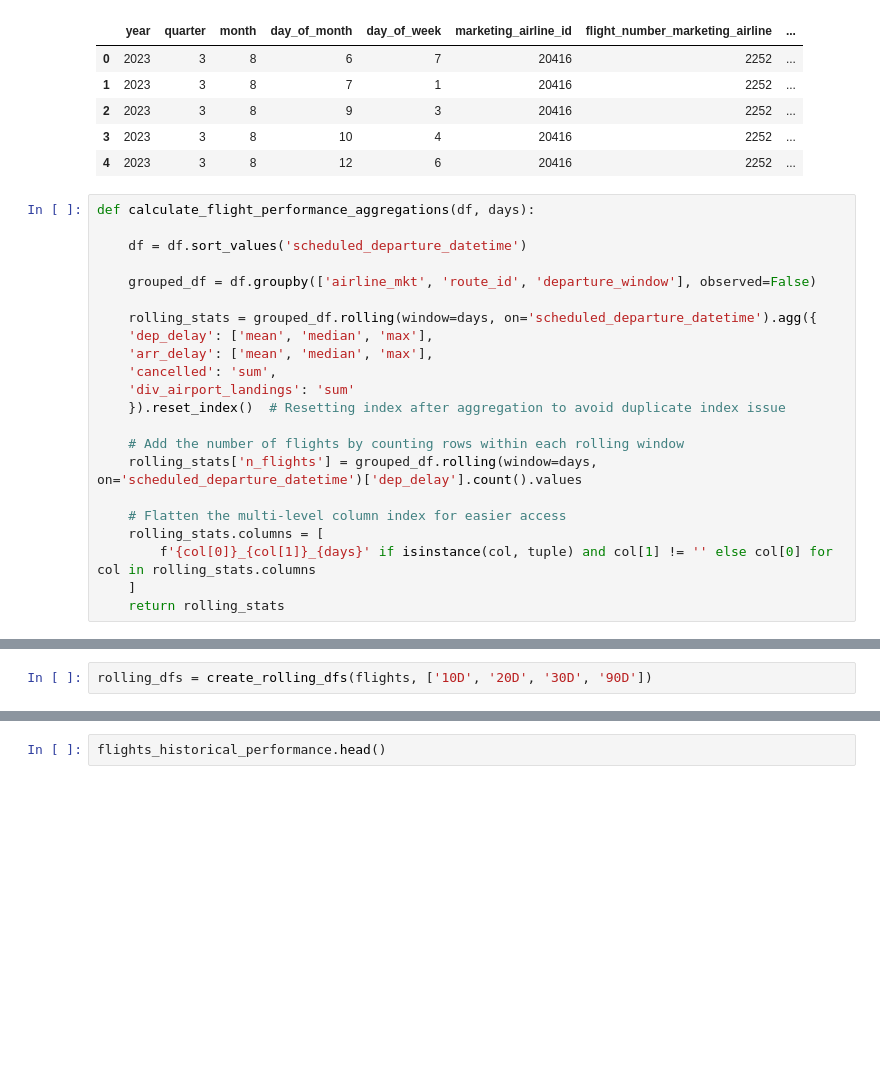
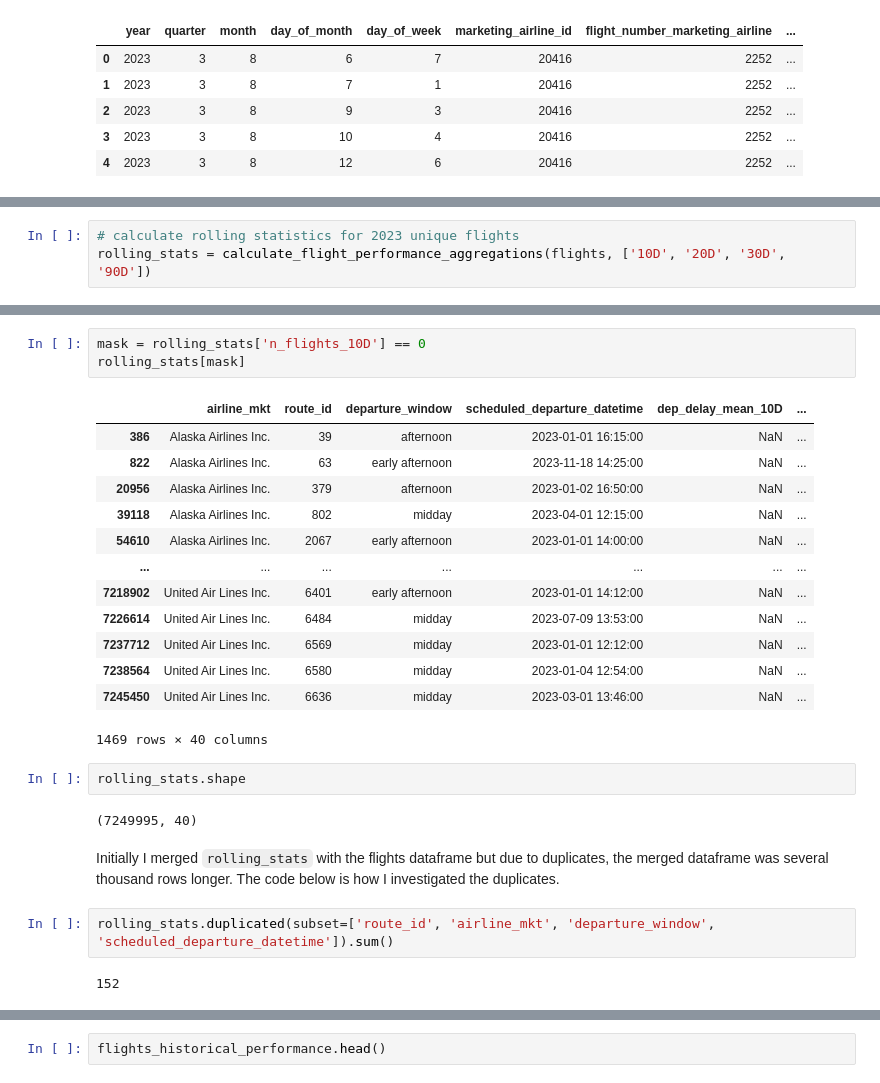
Before and after one commit to dezertdweller/flight-cancellations, a Jupyter notebook: notebooks/historical_performance.ipynb, the cells around one changed output, grey strips where cells are left out. Drawn from its saved outputs; the diff is of its cells as text; blank space fills up the shorter version.

Commit message:
Finished calculating historical performance.

```diff
--- a/notebooks/historical_performance.ipynb
+++ b/notebooks/historical_performance.ipynb
@@ -104,25 +103,3 @@ flights.head()
 | 2 | 2023 | 3 | 8 | 9 | 3 | 20416 | 2252 | ... |
 | 3 | 2023 | 3 | 8 | 10 | 4 | 20416 | 2252 | ... |
 | 4 | 2023 | 3 | 8 | 12 | 6 | 20416 | 2252 | ... |
-# %%
-def calculate_flight_performance_aggregations(df, days):
-
-    df = df.sort_values('scheduled_departure_datetime')
-
-    grouped_df = df.groupby(['airline_mkt', 'route_id', 'departure_window'], observed=False)
-
-    rolling_stats = grouped_df.rolling(window=days, on='scheduled_departure_datetime').agg({
-    'dep_delay': ['mean', 'median', 'max'],
-    'arr_delay': ['mean', 'median', 'max'],
-    'cancelled': 'sum',
-    'div_airport_landings': 'sum'
-    }).reset_index()  # Resetting index after aggregation to avoid duplicate index issue
-
-    # Add the number of flights by counting rows within each rolling window
-    rolling_stats['n_flights'] = grouped_df.rolling(window=days, on='scheduled_departure_datetime')['dep_delay'].count().values
-
-    # Flatten the multi-level column index for easier access
-    rolling_stats.columns = [
-        f'{col[0]}_{col[1]}_{days}' if isinstance(col, tuple) and col[1] != '' else col[0] for col in rolling_stats.columns
-    ]
-    return rolling_stats
@@ -164,2 +171,3 @@ def create_rolling_dfs(df, windows):
 # %%
-rolling_dfs = create_rolling_dfs(flights, ['10D', '20D', '30D', '90D'])
+# calculate rolling statistics for 2023 unique flights
+rolling_stats = calculate_flight_performance_aggregations(flights, ['10D', '20D', '30D', '90D'])
@@ -197,0 +201,27 @@ flights_historical_performance = pd.merge(flights, rolling_10D,
+# %%
+mask = rolling_stats['n_flights_10D'] == 0
+rolling_stats[mask]
+# %% [output]
+|  | airline_mkt | route_id | departure_window | scheduled_departure_datetime | dep_delay_mean_10D | ... |
+| 386 | Alaska Airlines Inc. | 39 | afternoon | 2023-01-01 16:15:00 | NaN | ... |
+| 822 | Alaska Airlines Inc. | 63 | early afternoon | 2023-11-18 14:25:00 | NaN | ... |
+| 20956 | Alaska Airlines Inc. | 379 | afternoon | 2023-01-02 16:50:00 | NaN | ... |
+| 39118 | Alaska Airlines Inc. | 802 | midday | 2023-04-01 12:15:00 | NaN | ... |
+| 54610 | Alaska Airlines Inc. | 2067 | early afternoon | 2023-01-01 14:00:00 | NaN | ... |
+| ... | ... | ... | ... | ... | ... | ... |
+| 7218902 | United Air Lines Inc. | 6401 | early afternoon | 2023-01-01 14:12:00 | NaN | ... |
+| 7226614 | United Air Lines Inc. | 6484 | midday | 2023-07-09 13:53:00 | NaN | ... |
+| 7237712 | United Air Lines Inc. | 6569 | midday | 2023-01-01 12:12:00 | NaN | ... |
+| 7238564 | United Air Lines Inc. | 6580 | midday | 2023-01-04 12:54:00 | NaN | ... |
+| 7245450 | United Air Lines Inc. | 6636 | midday | 2023-03-01 13:46:00 | NaN | ... |
+1469 rows × 40 columns
+# %%
+rolling_stats.shape
+# %% [output]
+(7249995, 40)
+# %% [markdown]
+Initially I merged `rolling_stats` with the flights dataframe but due to duplicates, the merged dataframe was several thousand rows longer. The code below is how I investigated the duplicates.
+# %%
+rolling_stats.duplicated(subset=['route_id', 'airline_mkt', 'departure_window', 'scheduled_departure_datetime']).sum()
+# %% [output]
+152
```
Also changed, not shown: parts of 30 cells of this notebook.
